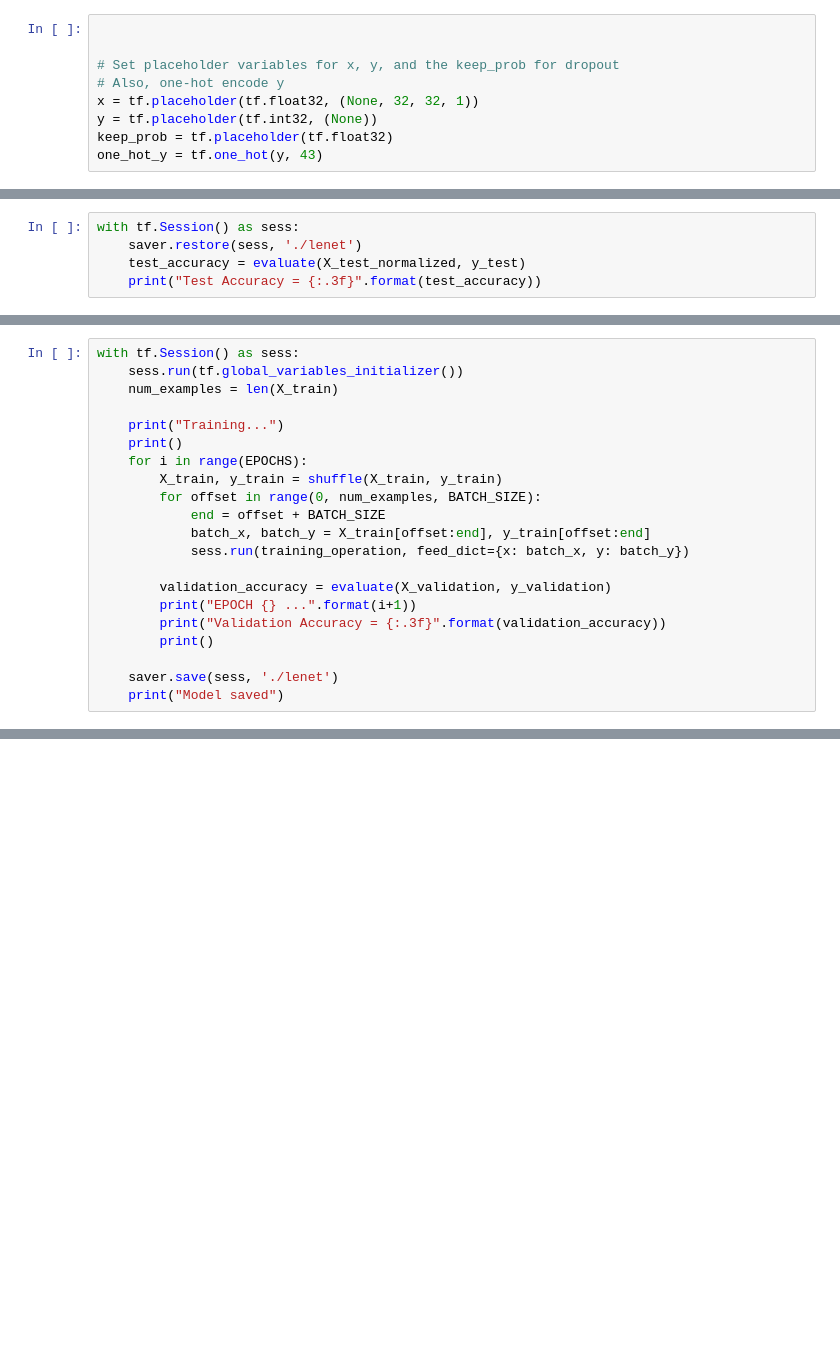
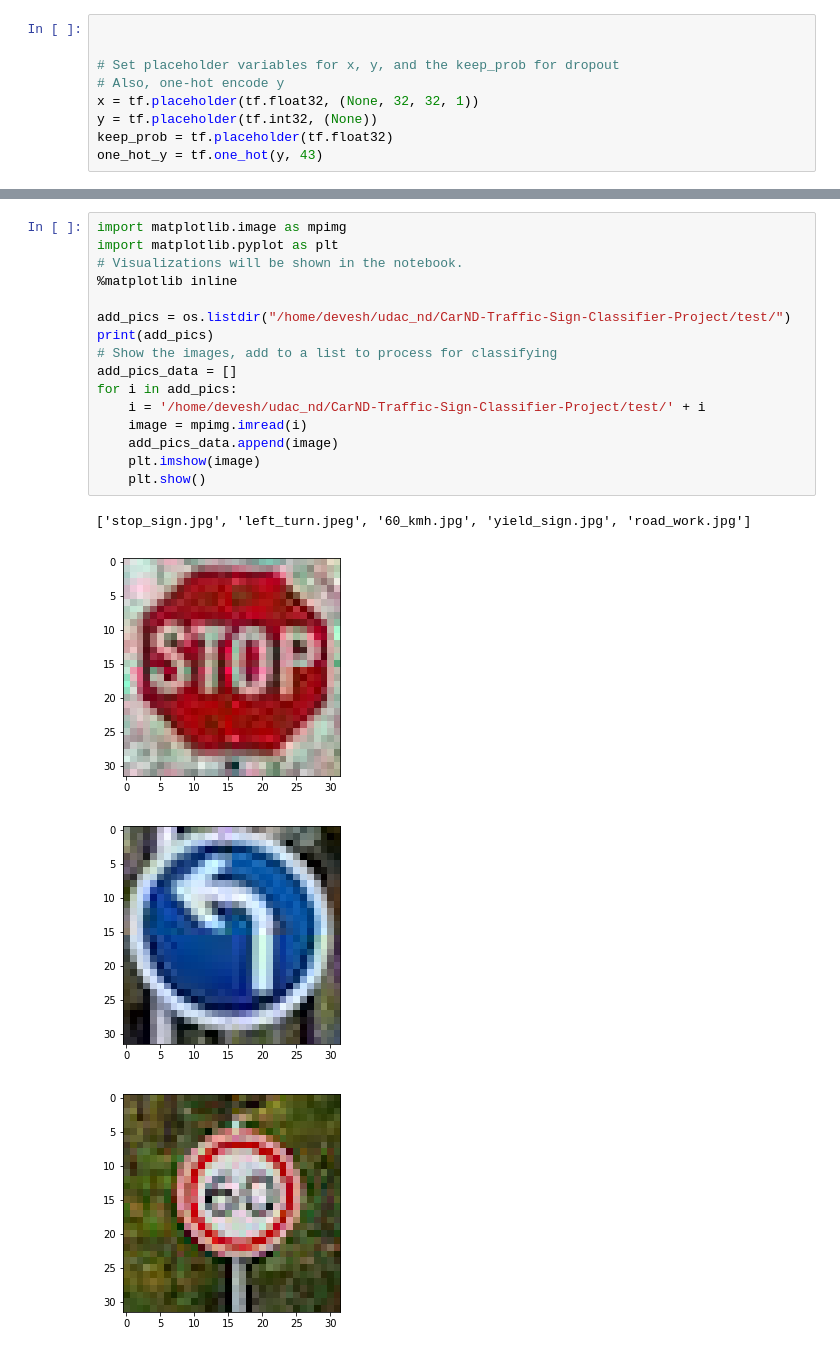
Before and after one commit to deveshchatuphale7/CarND-Traffic-Sign-Classifier-Project, a Jupyter notebook: Traffic_Sign_Classifier-Copy1.ipynb, the cells around one changed output, grey strips where cells are left out. Saved outputs shown, nothing was run; the diff lists cells and outputs as text; blank space fills up the shorter version.

```diff
--- a/Traffic_Sign_Classifier-Copy1.ipynb
+++ b/Traffic_Sign_Classifier-Copy1.ipynb
@@ -638,5 +345,0 @@ Model saved
-# %%
-with tf.Session() as sess:
-    saver.restore(sess, './lenet')
-    test_accuracy = evaluate(X_test_normalized, y_test)
-    print("Test Accuracy = {:.3f}".format(test_accuracy))
@@ -685,21 +345,0 @@ training_operation = optimizer.minimize(loss_operation)
-# %%
-with tf.Session() as sess:
-    sess.run(tf.global_variables_initializer())
-    num_examples = len(X_train)
-
-    print("Training...")
-    print()
-    for i in range(EPOCHS):
-        X_train, y_train = shuffle(X_train, y_train)
-        for offset in range(0, num_examples, BATCH_SIZE):
-            end = offset + BATCH_SIZE
-            batch_x, batch_y = X_train[offset:end], y_train[offset:end]
-            sess.run(training_operation, feed_dict={x: batch_x, y: batch_y})
-
-        validation_accuracy = evaluate(X_validation, y_validation)
-        print("EPOCH {} ...".format(i+1))
-        print("Validation Accuracy = {:.3f}".format(validation_accuracy))
-        print()
-
-    saver.save(sess, './lenet')
-    print("Model saved")
@@ -827,0 +413,21 @@ def outputFeatureMap(image_input, tf_activation, activation_min=-1, activation_m
+# %%
+import matplotlib.image as mpimg
+import matplotlib.pyplot as plt
+# Visualizations will be shown in the notebook.
+%matplotlib inline
+
+add_pics = os.listdir("/home/devesh/udac_nd/CarND-Traffic-Sign-Classifier-Project/test/")
+print(add_pics)
+# Show the images, add to a list to process for classifying
+add_pics_data = []
+for i in add_pics:
+    i = '/home/devesh/udac_nd/CarND-Traffic-Sign-Classifier-Project/test/' + i
+    image = mpimg.imread(i)
+    add_pics_data.append(image)
+    plt.imshow(image)
+    plt.show()
+# %% [output]
+['stop_sign.jpg', 'left_turn.jpeg', '60_kmh.jpg', 'yield_sign.jpg', 'road_work.jpg']
+[figure, added]
+[figure, added]
+[figure, added]
```
Also changed, not shown: parts of 57 cells of this notebook, 2 other files.
